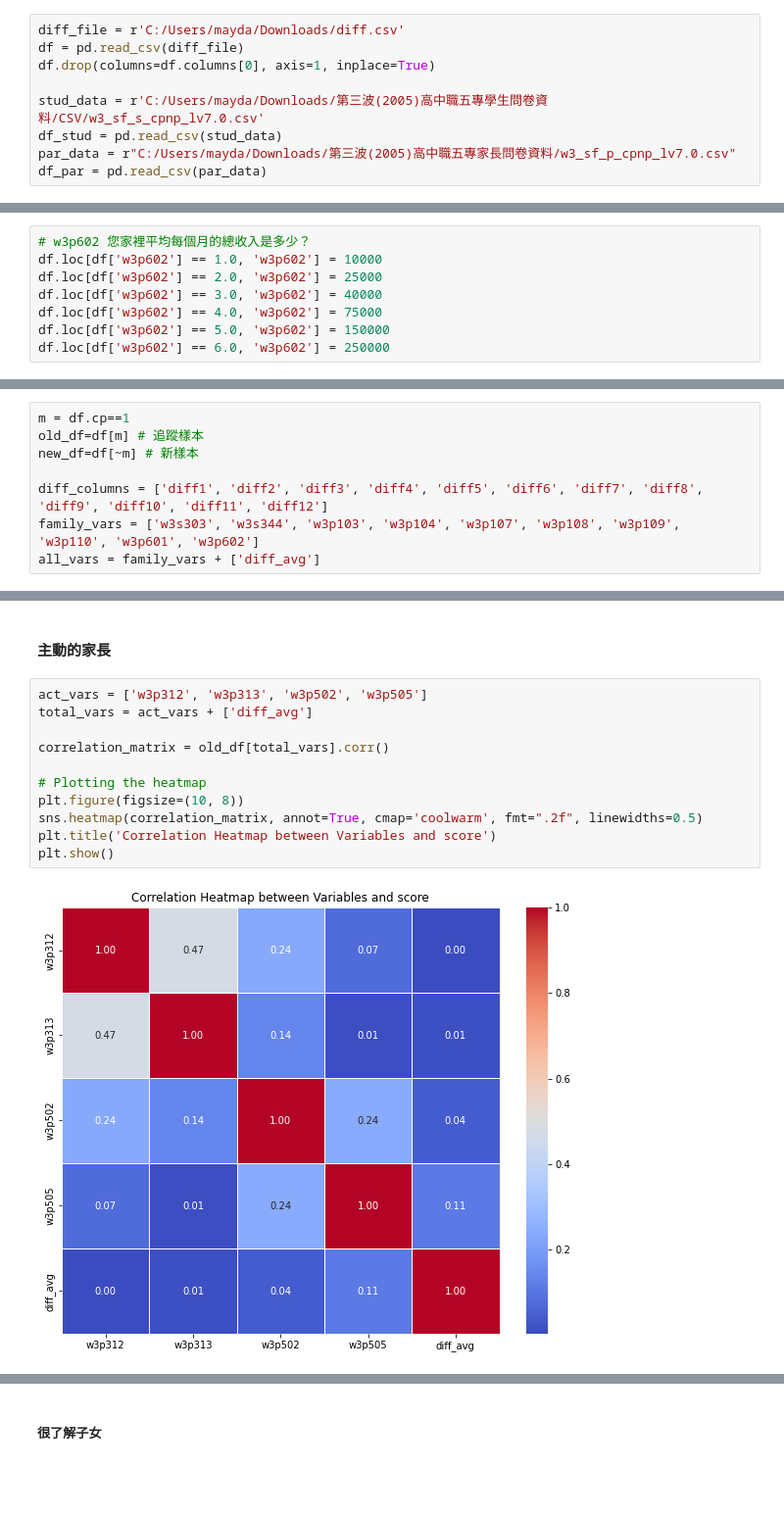
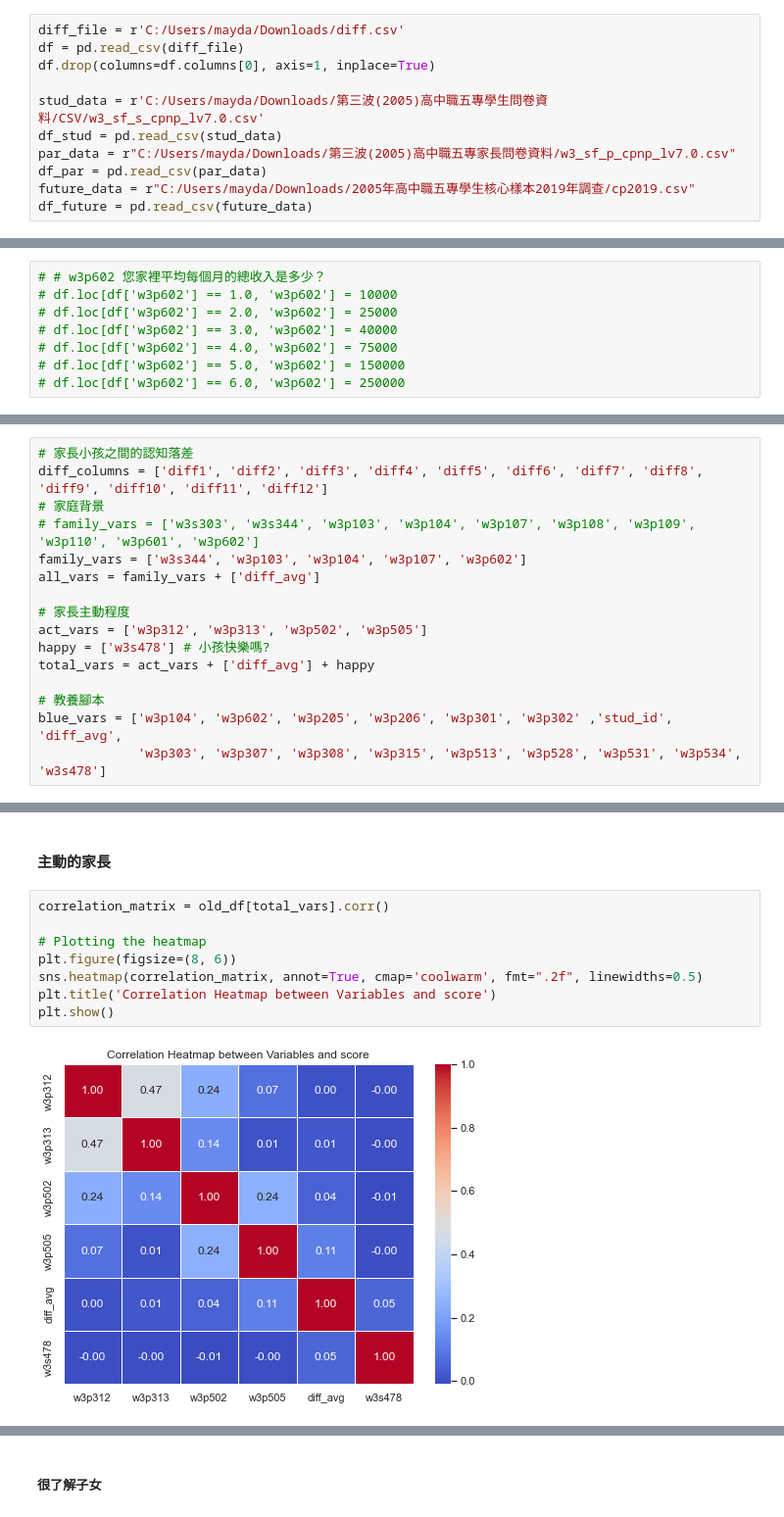
Before and after one commit to ouyang-yang/TIER, a Jupyter notebook: EE_FP.ipynb, the cells around one changed output, grey strips where cells are left out. Shown at 98% size. Cells and saved outputs as stored; diff of their text form; blank space fills up the shorter version.

```diff
--- a/EE_FP.ipynb
+++ b/EE_FP.ipynb
@@ -20,3 +28,5 @@ stud_data = r'C:/Users/mayda/Downloads/第三波(2005)高中職五專學生問
 df_stud = pd.read_csv(stud_data)
 par_data = r"C:/Users/mayda/Downloads/第三波(2005)高中職五專家長問卷資料/w3_sf_p_cpnp_lv7.0.csv"
 df_par = pd.read_csv(par_data)
+future_data = r"C:/Users/mayda/Downloads/2005年高中職五專學生核心樣本2019年調查/cp2019.csv"
+df_future = pd.read_csv(future_data)
@@ -46,8 +64,8 @@ df
 # %%
-# w3p602 您家裡平均每個月的總收入是多少？
-df.loc[df['w3p602'] == 1.0, 'w3p602'] = 10000
-df.loc[df['w3p602'] == 2.0, 'w3p602'] = 25000
-df.loc[df['w3p602'] == 3.0, 'w3p602'] = 40000
-df.loc[df['w3p602'] == 4.0, 'w3p602'] = 75000
-df.loc[df['w3p602'] == 5.0, 'w3p602'] = 150000
-df.loc[df['w3p602'] == 6.0, 'w3p602'] = 250000
+# # w3p602 您家裡平均每個月的總收入是多少？
+# df.loc[df['w3p602'] == 1.0, 'w3p602'] = 10000
+# df.loc[df['w3p602'] == 2.0, 'w3p602'] = 25000
+# df.loc[df['w3p602'] == 3.0, 'w3p602'] = 40000
+# df.loc[df['w3p602'] == 4.0, 'w3p602'] = 75000
+# df.loc[df['w3p602'] == 5.0, 'w3p602'] = 150000
+# df.loc[df['w3p602'] == 6.0, 'w3p602'] = 250000
@@ -54,9 +74,17 @@ df.loc[df['w3p602'] == 6.0, 'w3p602'] = 250000
 # %%
-m = df.cp==1
-old_df=df[m] # 追蹤樣本
-new_df=df[~m] # 新樣本
+# 家長小孩之間的認知落差
+diff_columns = ['diff1', 'diff2', 'diff3', 'diff4', 'diff5', 'diff6', 'diff7', 'diff8', 'diff9', 'diff10', 'diff11', 'diff12']
+# 家庭背景
+# family_vars = ['w3s303', 'w3s344', 'w3p103', 'w3p104', 'w3p107', 'w3p108', 'w3p109', 'w3p110', 'w3p601', 'w3p602']
+family_vars = ['w3s344', 'w3p103', 'w3p104', 'w3p107', 'w3p602']
+all_vars = family_vars + ['diff_avg']
 
-diff_columns = ['diff1', 'diff2', 'diff3', 'diff4', 'diff5', 'diff6', 'diff7', 'diff8', 'diff9', 'diff10', 'diff11', 'diff12']
-family_vars = ['w3s303', 'w3s344', 'w3p103', 'w3p104', 'w3p107', 'w3p108', 'w3p109', 'w3p110', 'w3p601', 'w3p602']
-all_vars = family_vars + ['diff_avg']
+# 家長主動程度
+act_vars = ['w3p312', 'w3p313', 'w3p502', 'w3p505']
+happy = ['w3s478'] # 小孩快樂嗎?
+total_vars = act_vars + ['diff_avg'] + happy
+
+# 教養腳本
+blue_vars = ['w3p104', 'w3p602', 'w3p205', 'w3p206', 'w3p301', 'w3p302' ,'stud_id', 'diff_avg',
+             'w3p303', 'w3p307', 'w3p308', 'w3p315', 'w3p513', 'w3p528', 'w3p531', 'w3p534', 'w3s478']
 # %%
@@ -91,16 +329,13 @@ See the caveats in the documentation: https://pandas.pydata.org/pandas-docs/stab
 # %% [markdown]
 #### 主動的家長
 # %%
-act_vars = ['w3p312', 'w3p313', 'w3p502', 'w3p505']
-total_vars = act_vars + ['diff_avg']
-
 correlation_matrix = old_df[total_vars].corr()
 
 # Plotting the heatmap
-plt.figure(figsize=(10, 8))
+plt.figure(figsize=(8, 6))
 sns.heatmap(correlation_matrix, annot=True, cmap='coolwarm', fmt=".2f", linewidths=0.5)
 plt.title('Correlation Heatmap between Variables and score')
 plt.show()
 # %% [output]
-[figure, old version]
+[figure, new version]
 # %% [markdown]
```
Also changed, not shown: parts of 25 cells of this notebook.
